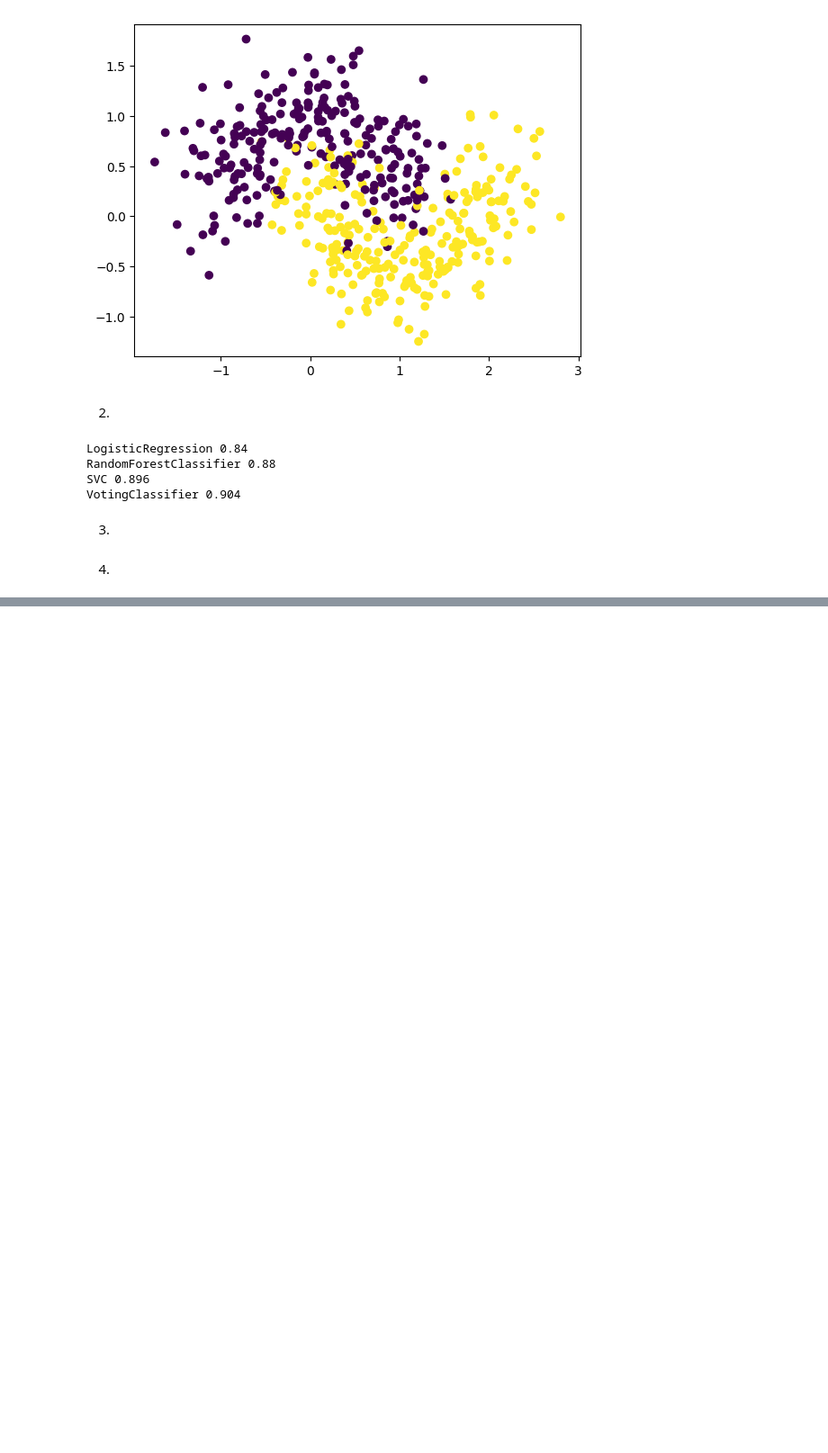
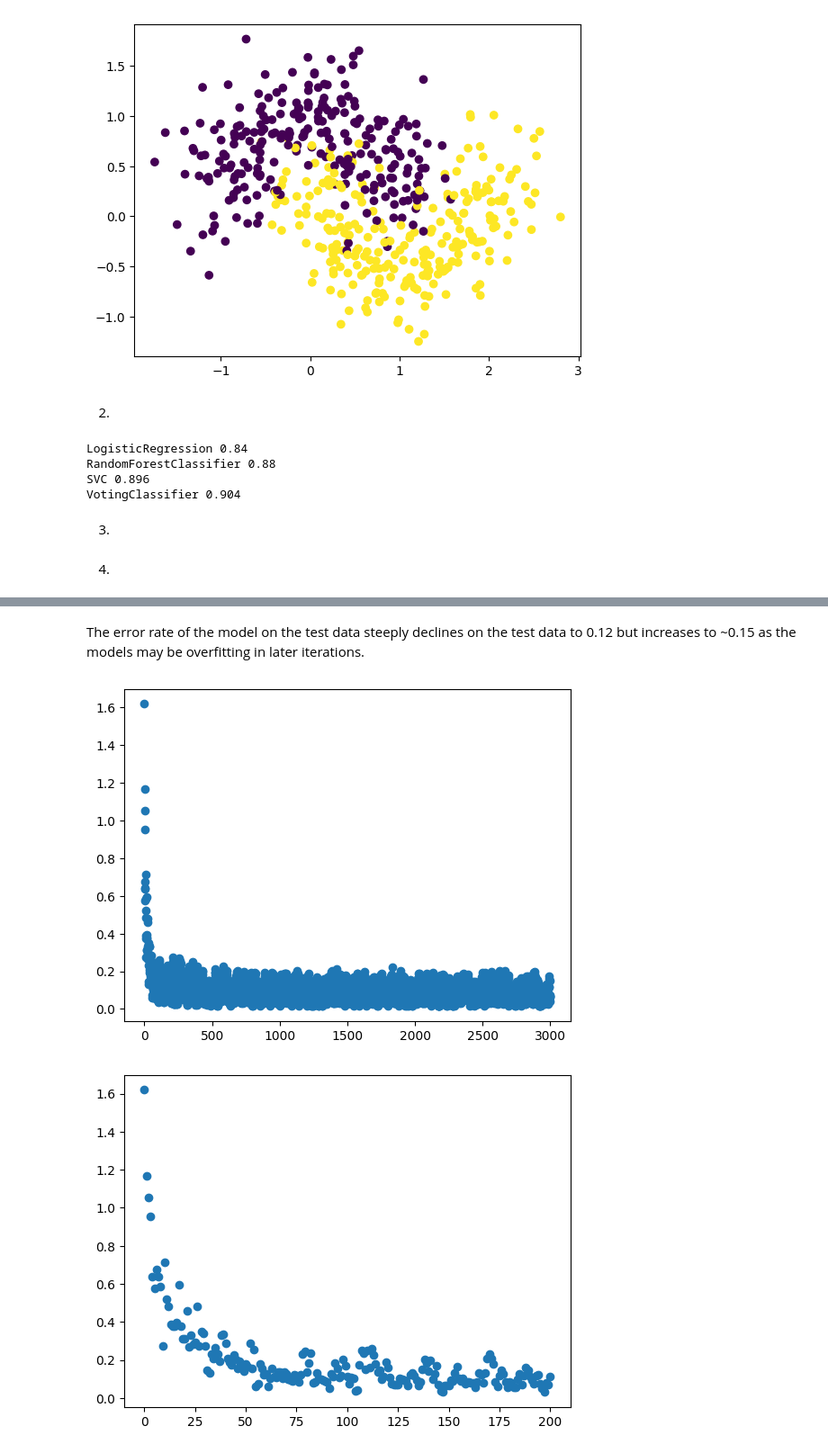
Before and after one commit to jacobnarvades/machinelearning, a Jupyter notebook: adaboost/make_moons.ipynb, the cells around one changed output, grey strips where cells are left out. Shown at 90% size. Cells and saved outputs as stored; diff of their text form; code cells hidden in the pictures; blank space fills up the shorter version.

```diff
--- a/adaboost/make_moons.ipynb
+++ b/adaboost/make_moons.ipynb
@@ -97,0 +110,11 @@ print(test_accuracies[90:100])
+# %% [markdown]
+The error rate of the model on the test data steeply declines on the test data to 0.12 but increases to ~0.15 as the models may be overfitting in later iterations.
+# %%
+plt.scatter([i for i in range(k+1)], alphas)
+plt.show()
+
+plt.scatter([i for i in range(201)], alphas[:201])
+plt.show()
+# %% [output]
+[figure, added]
+[figure, added]
```
Also changed, not shown: parts of 7 cells of this notebook.
